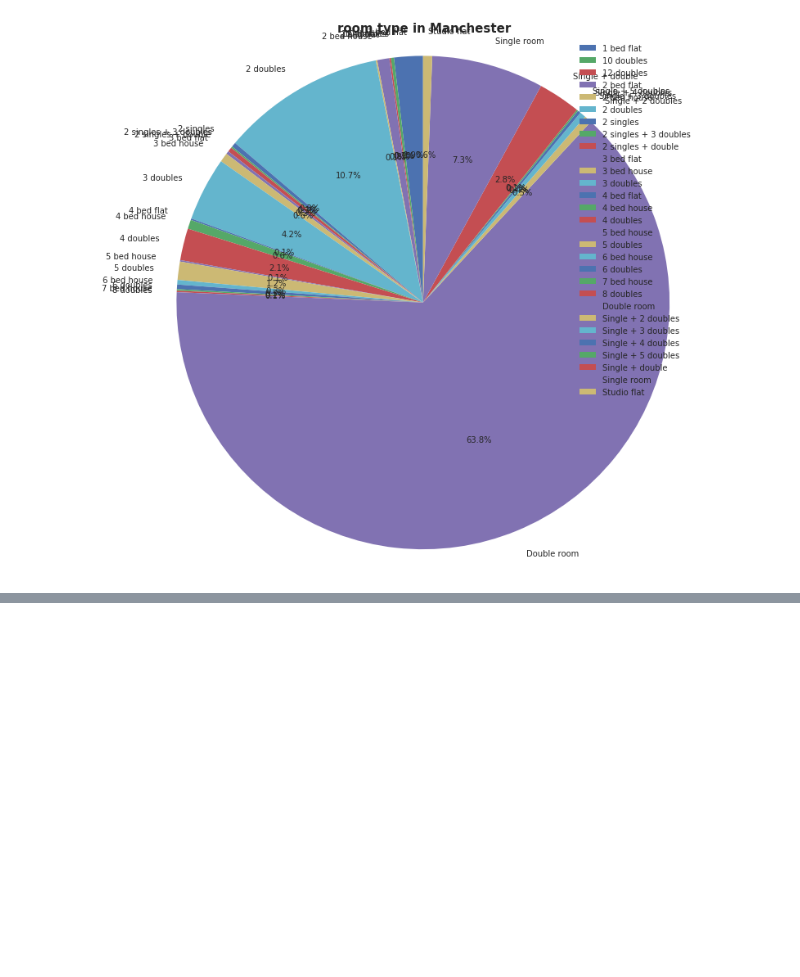
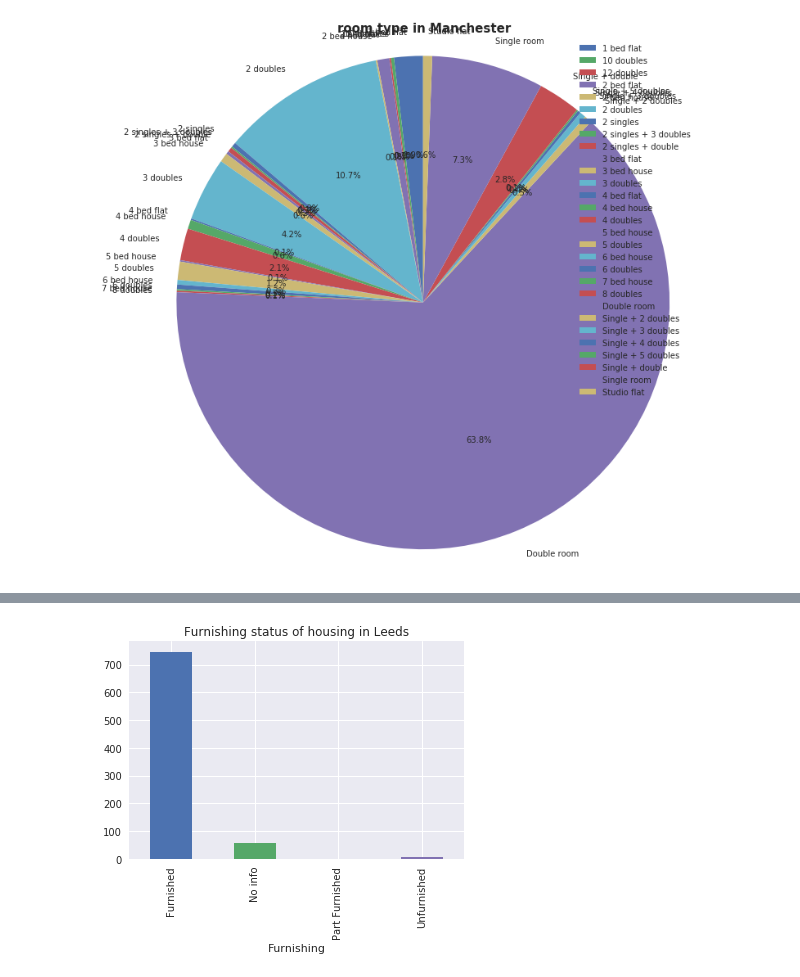
Before and after one commit to lijingxi96/Project, a Jupyter notebook: OOP_version.ipynb, the cells around one changed output, grey strips where cells are left out. Saved outputs shown, nothing was run; the diff lists cells and outputs as text; code cells hidden in the pictures; blank space fills up the shorter version.

```diff
--- a/OOP_version.ipynb
+++ b/OOP_version.ipynb
@@ -388,0 +422,4 @@ Manchester.price_analysis('heatmap')
+# %%
+Leeds.furnishing_analysis('bar')
+# %% [output]
+[figure, added]
```
Also changed, not shown: parts of 15 cells of this notebook.
